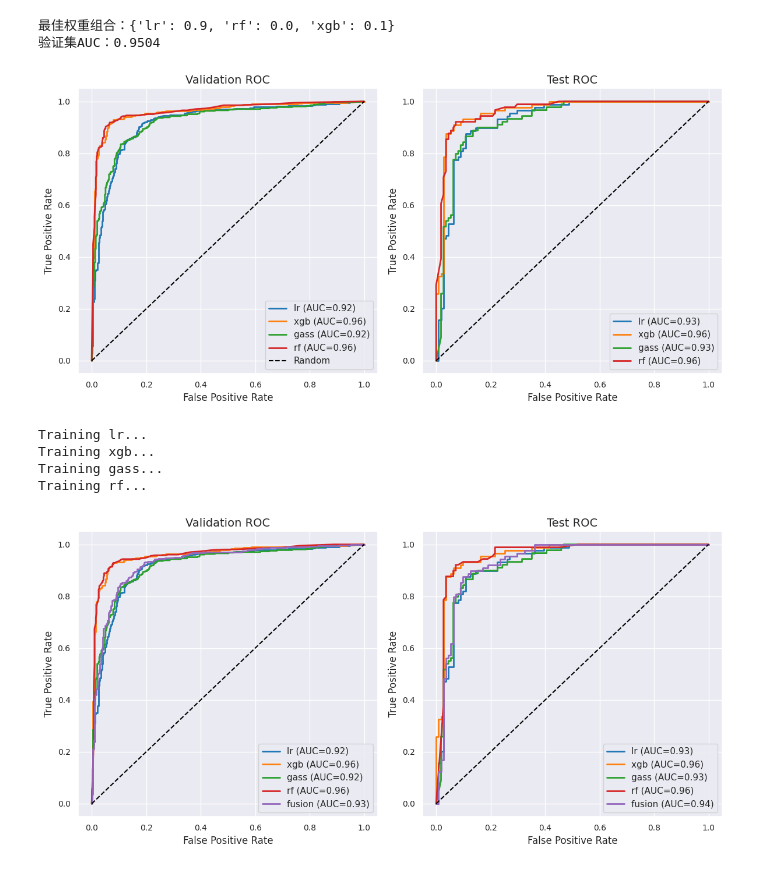
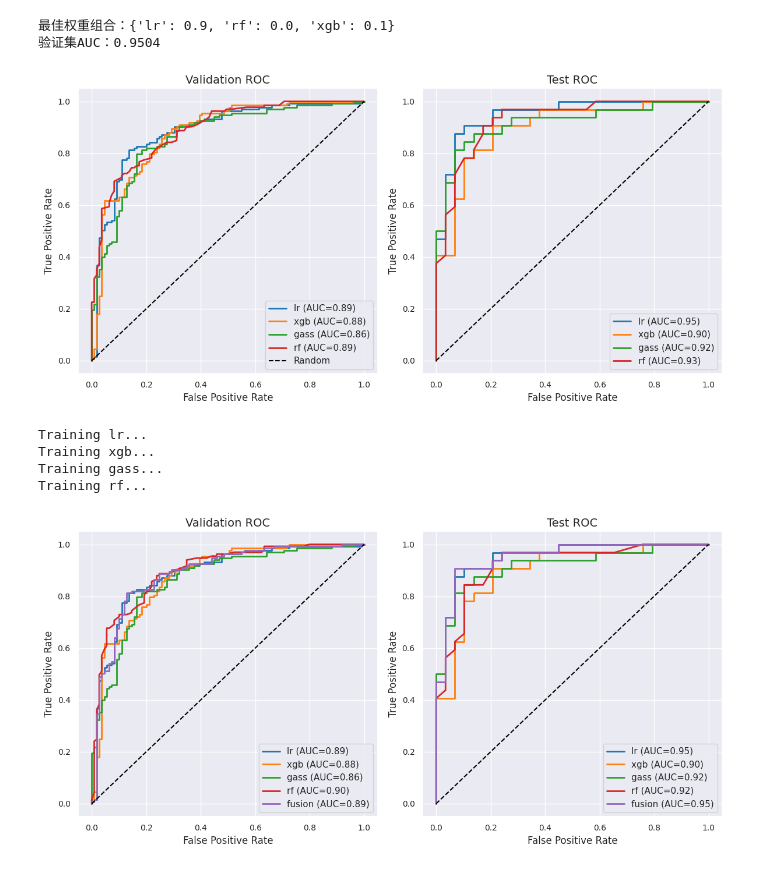
Before and after one commit to hamzhiluo/heart, a Jupyter notebook: git/心脏病.ipynb, the cells around one changed output. Saved outputs shown, nothing was run; the diff lists cells and outputs as text; code cells hidden in the pictures.

```diff
--- a/git/心脏病.ipynb
+++ b/git/心脏病.ipynb
@@ -694,10 +694,6 @@ from xgboost import XGBClassifier
 from sklearn.naive_bayes import GaussianNB
 from sklearn.ensemble import RandomForestClassifier
 
-
-# 生成示例数据
-X, y = make_classification(n_samples=1000, n_features=20, n_informative=2, n_redundant=10, random_state=42)
-X_train, X_test, y_train, y_test = train_test_split(X, y, test_size=0.2, random_state=42)
 
 # 新增科学色板配置
 cmap = get_cmap('tab10')  # 使用Matplotlib内置科学色板
@@ -725,34 +721,34 @@ for idx, (name, model) in enumerate(models):  # new: 增加索引
              lw=2,
              label=f'{name} (AUC={roc_auc:.2f})')
 
 plt.plot([0,1], [0,1], 'k--', label='Random')
 plt.title("Validation ROC")
 plt.xlabel("False Positive Rate")
 plt.ylabel("True Positive Rate")
 plt.legend()
 
 # 子图2：测试集
 plt.subplot(1, 2, 2)
 for idx, (name, model) in enumerate(models):  # new: 增加索引
     model.fit(X_train, y_train)
     y_pred_test = model.predict_proba(X_test)[:, 1]  # 确保输入是一维数组
     fpr, tpr, _ = roc_curve(y_test, y_pred_test)
     roc_auc = auc(fpr, tpr)
     plt.plot(fpr, tpr,
              color=model_colors[idx],  # new: 保持颜色一致性
              lw=2,
              label=f'{name} (AUC={roc_auc:.2f})')
 
 plt.plot([0,1], [0,1], 'k--')
 plt.title("Test ROC")
 plt.xlabel("False Positive Rate")
 plt.ylabel("True Positive Rate")
 plt.legend()
 
 plt.tight_layout()
 plt.show()
 # %% [output]
-[figure, old version]
+[figure, new version]
 # %%
 import numpy as np
 import matplotlib.pyplot as plt
@@ -851,7 +847,7 @@ Training lr...
 Training xgb...
 Training gass...
 Training rf...
-[figure, old version]
+[figure, new version]
 # %%
 base_models = [
     ('lr', LogisticRegression(C=1, penalty='l2', solver='liblinear')),
```
Also changed, not shown: parts of 8 cells of this notebook.
